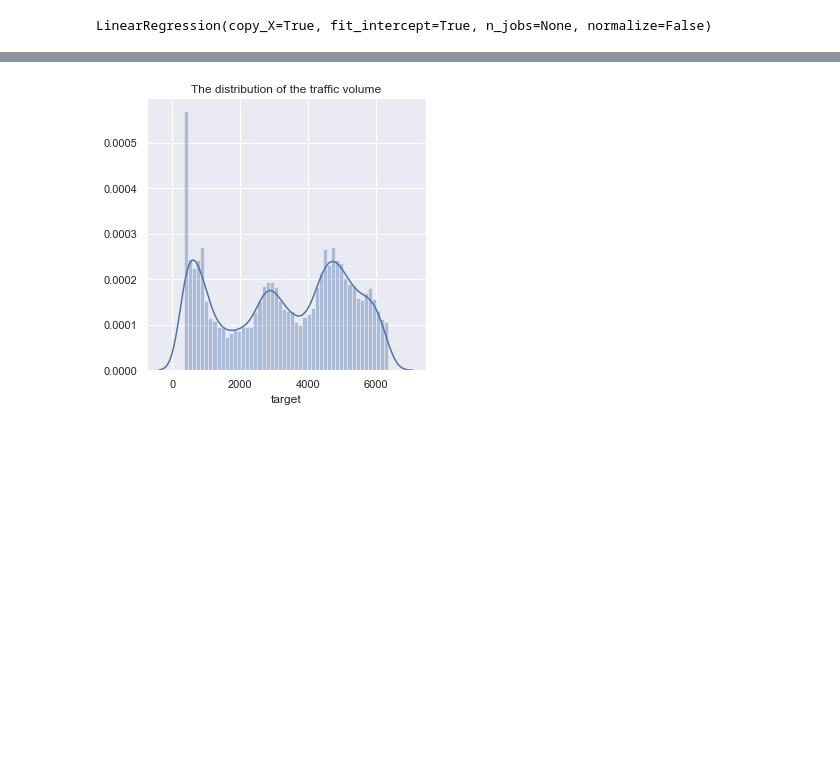
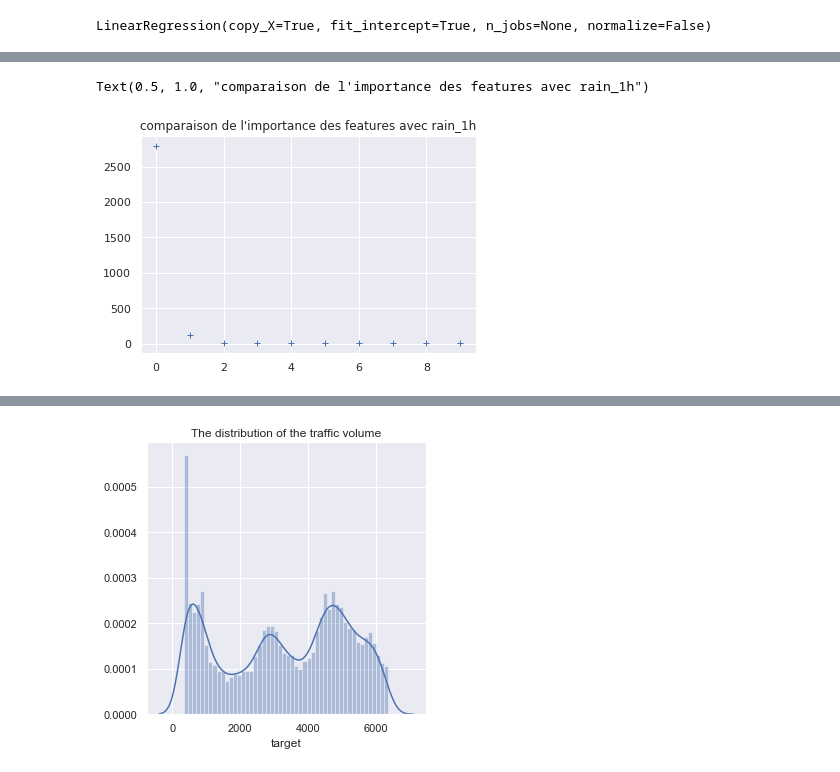
Before and after one commit to Ladiscou/AUTOBUS2, a Jupyter notebook: starting_kit/README_{PRE-PROCESSING}.ipynb, the cells around one changed output, grey strips where cells are left out. Drawn from its saved outputs; the diff is of its cells as text; code cells hidden in the pictures; blank space fills up the shorter version.

```diff
--- a/starting_kit/README_{PRE-PROCESSING}.ipynb
+++ b/starting_kit/README_{PRE-PROCESSING}.ipynb
@@ -247,0 +321,16 @@ reg.score(x_test,y_test)
+# %%
+import pandas as pd
+import numpy as np
+from sklearn.feature_selection import SelectKBest
+from sklearn.feature_selection import f_regression
+X = data.iloc[:,0:58]  #independent columns
+y = data.iloc[:,-1]    #target column i.e price range
+#apply SelectKBest class to extract top 10 best features
+bestfeatures = SelectKBest(score_func= f_regression, k=10)
+fit = bestfeatures.fit(X,y)
+dfscores = pd.DataFrame(fit.scores_)
+dfcolumns = pd.DataFrame(X.columns)
+#concat two dataframes for better visualization
+featureScores = pd.concat([dfcolumns,dfscores],axis=1)
+featureScores.columns = ['Specs','Score']  #naming the dataframe columns
+print(featureScores.nlargest(10,'Score'))  #print 10 best features
@@ -247,0 +349,9 @@ reg.score(x_test,y_test)
+# %%
+
+fig, ax = plt.subplots()
+x = np.linspace(0, 9, 10)
+ax.plot(x, featureScores.nlargest(10,'Score').iloc[:,1], "+")
+ax.set_title("comparaison de l'importance des features avec rain_1h")
+# %% [output]
+Text(0.5, 1.0, "comparaison de l'importance des features avec rain_1h")
+[figure, added]
```
Also changed, not shown: parts of 27 cells of this notebook.
